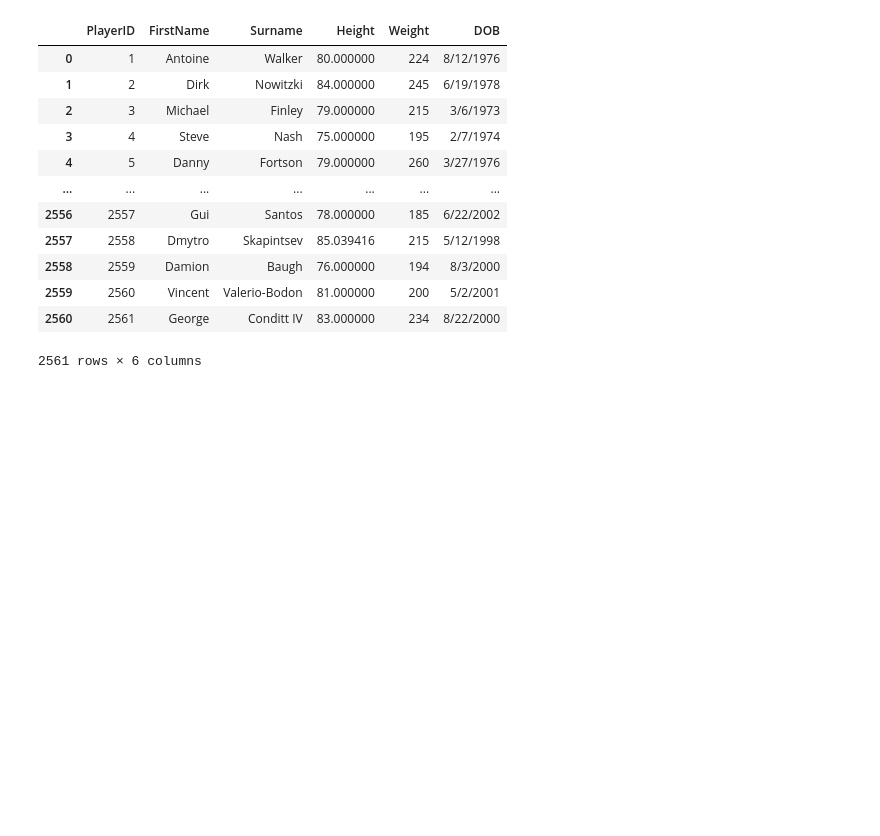
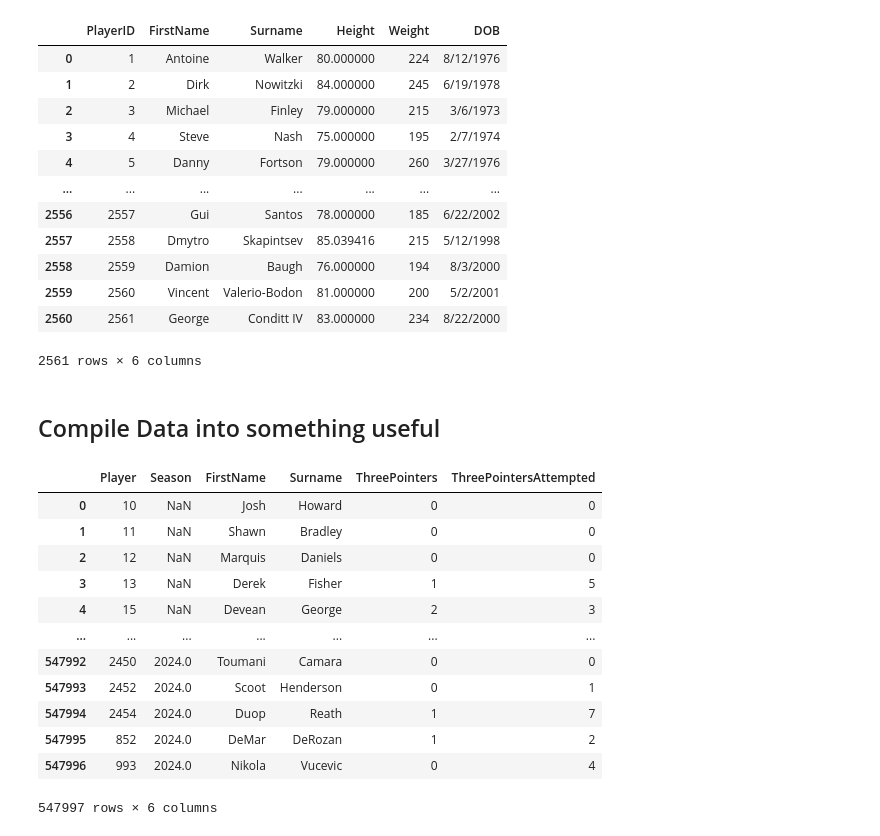
Before and after one commit to abhivir-42/prediction-challenge, a Jupyter notebook: Data_Collection.ipynb, the cells around one changed output. Saved outputs shown, nothing was run; the diff lists cells and outputs as text; code cells hidden in the pictures; blank space fills up the shorter version.

Commit message:
Merge datasets using correct keys and identify key columns needed in final

```diff
--- a/Data_Collection.ipynb
+++ b/Data_Collection.ipynb
@@ -187,3 +191,30 @@ Index: []
 | 2559 | 2560 | Vincent | Valerio-Bodon | 81.000000 | 200 | 5/2/2001 |
 | 2560 | 2561 | George | Conditt IV | 83.000000 | 234 | 8/22/2000 |
 2561 rows × 6 columns
+# %% [markdown]
+## Compile Data into something useful
+# %%
+# For each player in each season, how many 3-pointers did they make vs. attempt?
+
+# Guiding principle to remeber: Always define your columns of interest early. It forces you to clarify your goal and avoids dragging around useless data.
+
+columns = ['Player', 'Season', 'FirstName', 'Surname', 'ThreePointers', 'ThreePointersAttempted']
+
+df_merged_players = pd.merge(df_boxscores, df_players, left_on='Player', right_on= 'PlayerID', how='left')
+df_merged = pd.merge(df_merged_players, df_fixtures, left_on='FixtureURL', right_on='FixtureKey', how='left')
+df_merged = df_merged[columns]
+df_merged
+# %% [output]
+|  | Player | Season | FirstName | Surname | ThreePointers | ThreePointersAttempted |
+| 0 | 10 | NaN | Josh | Howard | 0 | 0 |
+| 1 | 11 | NaN | Shawn | Bradley | 0 | 0 |
+| 2 | 12 | NaN | Marquis | Daniels | 0 | 0 |
+| 3 | 13 | NaN | Derek | Fisher | 1 | 5 |
+| 4 | 15 | NaN | Devean | George | 2 | 3 |
+| ... | ... | ... | ... | ... | ... | ... |
+| 547992 | 2450 | 2024.0 | Toumani | Camara | 0 | 0 |
+| 547993 | 2452 | 2024.0 | Scoot | Henderson | 0 | 1 |
+| 547994 | 2454 | 2024.0 | Duop | Reath | 1 | 7 |
+| 547995 | 852 | 2024.0 | DeMar | DeRozan | 1 | 2 |
+| 547996 | 993 | 2024.0 | Nikola | Vucevic | 0 | 4 |
+547997 rows × 6 columns
```
Also changed, not shown: parts of 2 cells of this notebook.
